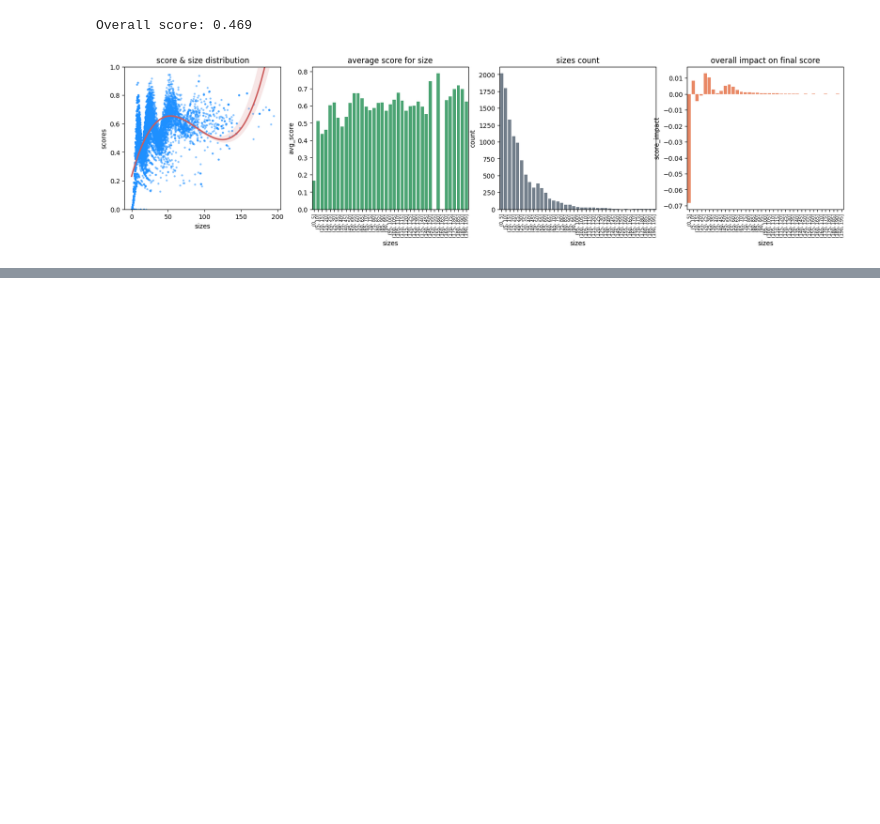
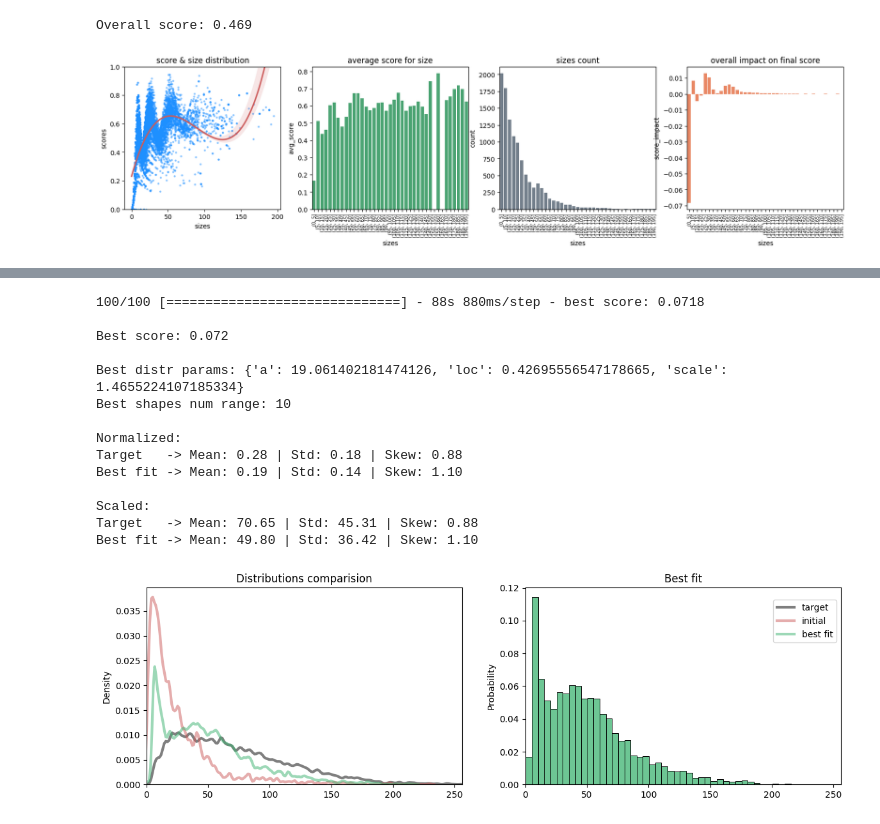
Before and after one commit to fzzyfoxx/resume, a Jupyter notebook: maps_vectorization/RPN_optimization.ipynb, the cells around one changed output, grey strips where cells are left out. Drawn from its saved outputs; the diff is of its cells as text; code cells hidden in the pictures; blank space fills up the shorter version.

```diff
--- a/maps_vectorization/RPN_optimization.ipynb
+++ b/maps_vectorization/RPN_optimization.ipynb
@@ -429,0 +628,53 @@ Overall score: 0.469
+# %%
+opt = DistOptimizer(
+    input_generator=ig,
+    target_size=cfg.target_size
+)
+# %%
+target_measures = [
+    {'stat': 'mean', 'target_value': 0.27, 'weight': 0.7, 'result_operator': mul, 'operator_arg': 1},
+    {'stat': 'variance', 'target_value': 0.18, 'weight': 0.2, 'result_operator': pow, 'operator_arg': 0.5},
+    {'stat': 'skewness', 'target_value': 0.92, 'weight': 0.1, 'result_operator': mul, 'operator_arg': 1}
+]
+
+search_space = [
+    Real(0.0, 25.0, name='skewness'),
+    Real(0.05, 2.0, name='mean'),
+    Real(0.05, 3.0, name='std'),
+    Integer(10, 20, name='patterns_range')
+]
+
+distr_keys = ['a', 'loc', 'scale']
+
+optimizer_args = {
+    'n_calls': 100,
+    'n_random_starts': 25,
+    'n_initial_points': 15
+}
+
+result = opt.run_experiment(
+    search_space=search_space,
+    optimizer_args=optimizer_args,
+    distr_func=skewnorm,
+    distr_keys=distr_keys,
+    minimal_size=5/cfg.target_size,
+    target_measures=target_measures,
+    target_distr_sim=target_distr_sim,
+    initial_bbox_dist=initial_bbox_dist
+)
+# %% [output]
+100/100 [==============================] - 88s 880ms/step - best score: 0.0718
+
+Best score: 0.072
+
+Best distr params: {'a': 19.061402181474126, 'loc': 0.42695556547178665, 'scale': 1.4655224107185334}
+Best shapes num range: 10
+
+Normalized:
+Target   -> Mean: 0.28 | Std: 0.18 | Skew: 0.88
+Best fit -> Mean: 0.19 | Std: 0.14 | Skew: 1.10
+
+Scaled:
+Target   -> Mean: 70.65 | Std: 45.31 | Skew: 0.88
+Best fit -> Mean: 49.80 | Std: 36.42 | Skew: 1.10
+[figure, added]
```
Also changed, not shown: parts of 24 cells of this notebook.
